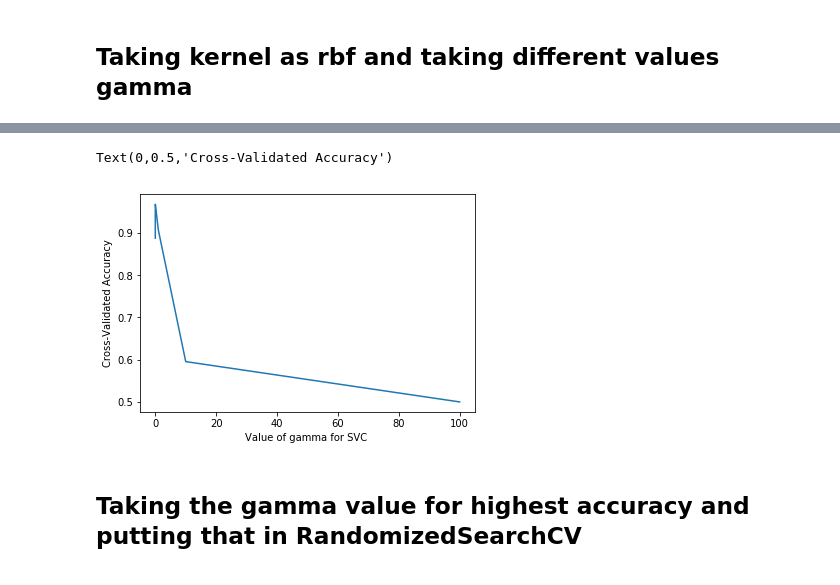
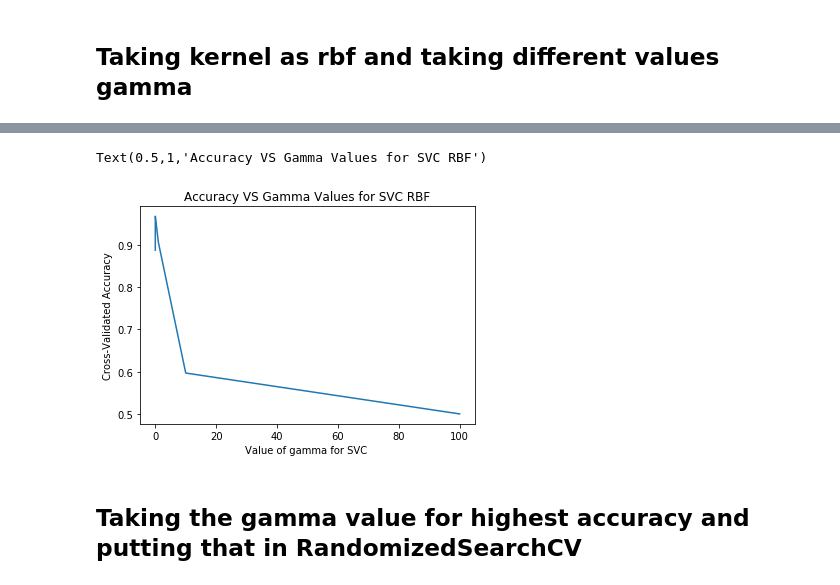
Before and after one commit to SupChanda/Voice-recognition, a Jupyter notebook: Supratik_Voice Recognition.ipynb, the cells around one changed output, grey strips where cells are left out. Saved outputs shown, nothing was run; the diff lists cells and outputs as text; code cells hidden in the pictures.

```diff
--- a/Supratik_Voice Recognition.ipynb
+++ b/Supratik_Voice Recognition.ipynb
@@ -741,10 +717,11 @@ DTFrame
 # %%
 sns.lineplot(x=C_List,y=Acc_List)
 plt.xlabel('Value of gamma for SVC ')
 plt.ylabel('Cross-Validated Accuracy')
+plt.title('Accuracy VS Gamma Values for SVC RBF')
 # %% [output]
-Text(0,0.5,'Cross-Validated Accuracy')
+Text(0.5,1,'Accuracy VS Gamma Values for SVC RBF')
-[figure, old version]
+[figure, new version]
 # %% [markdown]
 ## Taking the  gamma value for highest accuracy and putting that in RandomizedSearchCV
 # %%
```
Also changed, not shown: parts of 24 cells of this notebook, 54 other files.
